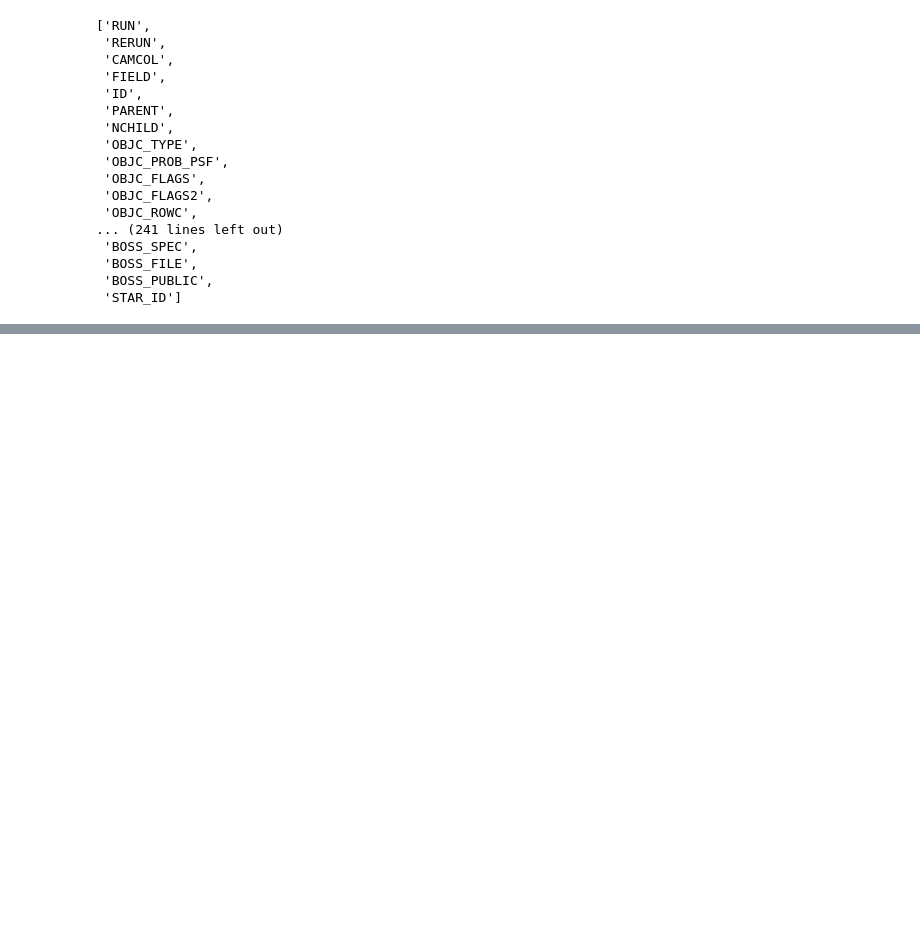
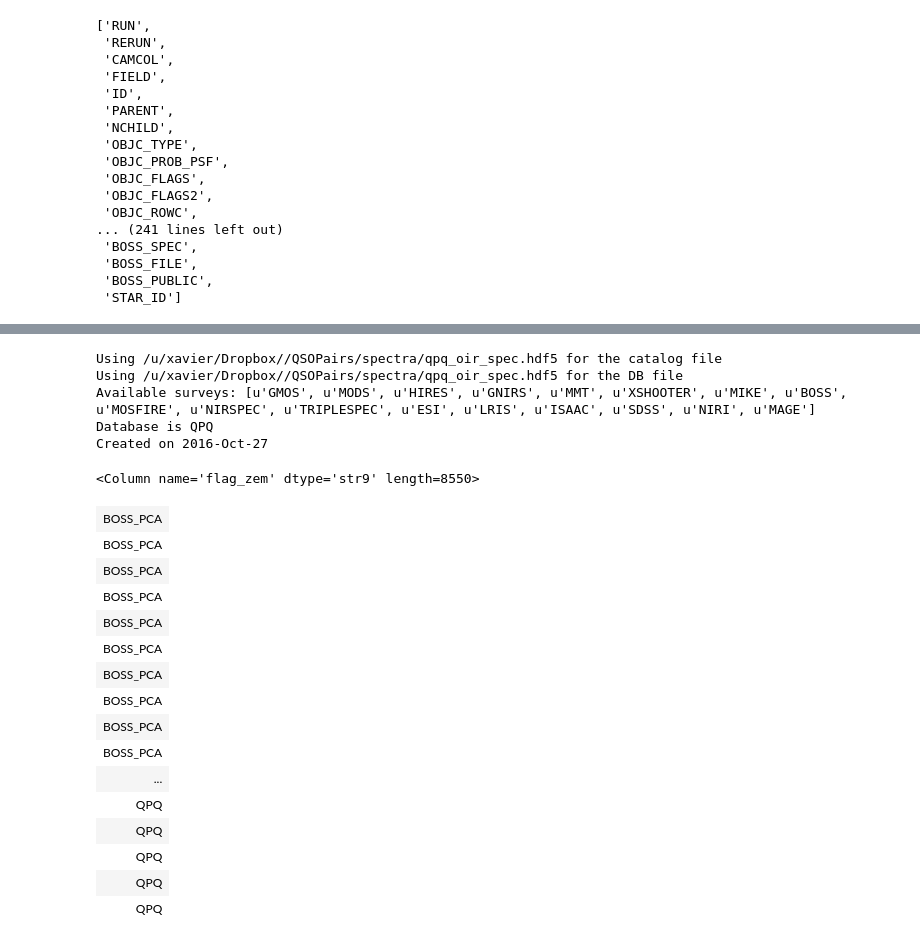
Before and after one commit to qsopairs/papers, a Jupyter notebook: TPE/Analysis/Exploring_TPE.ipynb, the cells around one changed output, grey strips where cells are left out. Saved outputs shown, nothing was run; the diff lists cells and outputs as text; code cells hidden in the pictures; blank space fills up the shorter version.

```diff
--- a/TPE/Analysis/Exploring_TPE.ipynb
+++ b/TPE/Analysis/Exploring_TPE.ipynb
@@ -176,0 +207,29 @@ b31.keys()
+# %%
+qpq_file = os.getenv('DROPBOX_DIR')+'/QSOPairs/spectra/qpq_oir_spec.hdf5'
+qpq = IgmSpec(db_file=qpq_file, skip_test=True)
+# %% [output]
+Using /u/xavier/Dropbox//QSOPairs/spectra/qpq_oir_spec.hdf5 for the catalog file
+Using /u/xavier/Dropbox//QSOPairs/spectra/qpq_oir_spec.hdf5 for the DB file
+Available surveys: [u'GMOS', u'MODS', u'HIRES', u'GNIRS', u'MMT', u'XSHOOTER', u'MIKE', u'BOSS', u'MOSFIRE', u'NIRSPEC', u'TRIPLESPEC', u'ESI', u'LRIS', u'ISAAC', u'SDSS', u'NIRI', u'MAGE']
+Database is QPQ
+Created on 2016-Oct-27
+# %%
+qpq.qcat.cat['flag_zem']
+# %% [output]
+<Column name='flag_zem' dtype='str9' length=8550>
+| BOSS_PCA |
+| BOSS_PCA |
+| BOSS_PCA |
+| BOSS_PCA |
+| BOSS_PCA |
+| BOSS_PCA |
+| BOSS_PCA |
+| BOSS_PCA |
+| BOSS_PCA |
+| BOSS_PCA |
+| ... |
+| QPQ |
+| QPQ |
+| QPQ |
+| QPQ |
+| QPQ |
```
Also changed, not shown: parts of 11 cells of this notebook, 3 other files.
